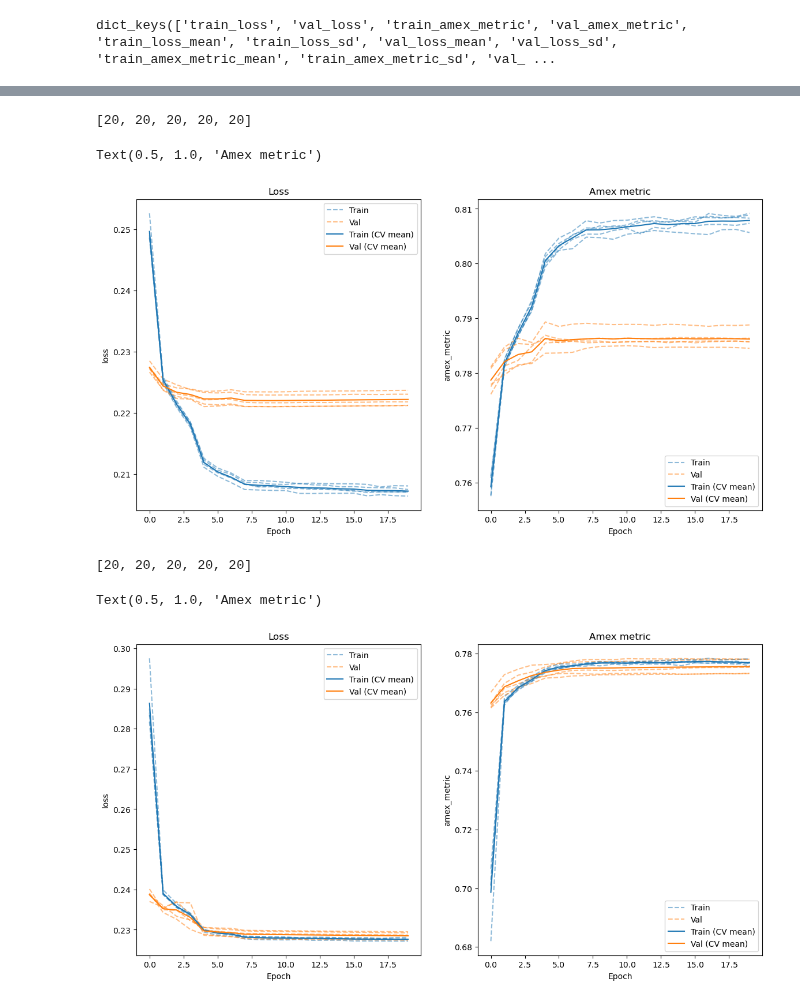
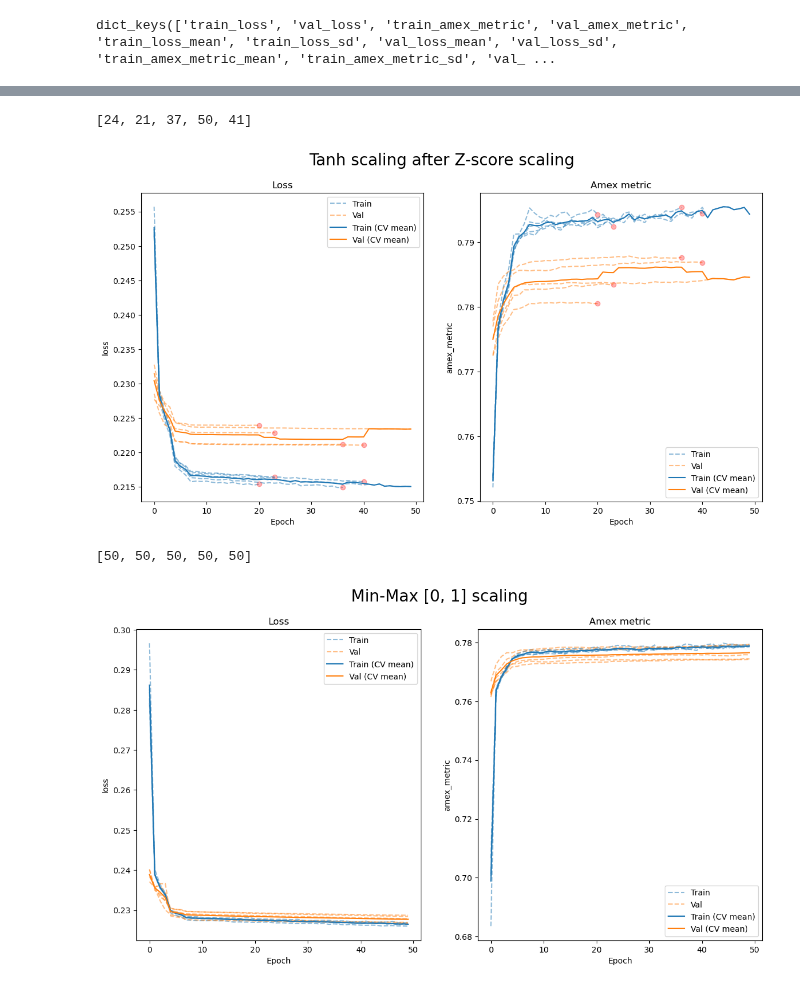
Before and after one commit to marcusGH/edain_paper, a Jupyter notebook: notebooks/static_preprocessing_classes.ipynb, the cells around one changed output, grey strips where cells are left out. Cells and saved outputs as stored; diff of their text form; code cells hidden in the pictures.

```diff
--- a/notebooks/static_preprocessing_classes.ipynb
+++ b/notebooks/static_preprocessing_classes.ipynb
@@ -222,24 +251,26 @@ Text(0.5, 1.0, 'Amex metric')
 # %%
-standard_scaling = np.load(os.path.join(cfg['experiment_directory'], 'standard-scaling-history-no-corrupt.npy'), allow_pickle=True).item()
-print(standard_scaling['num_epochs'])
+tanh_scaling = np.load(os.path.join(cfg['experiment_directory'], 'tanh-standard-scaling-history-50-epochs.npy'), allow_pickle=True).item()
+print(tanh_scaling['num_epochs'])
 fig, axs = plt.subplots(ncols=2, figsize=(14, 7))
-plot_cv(standard_scaling, "loss", axs[0])
+plot_cv(tanh_scaling, "loss", axs[0])
 axs[0].set_title("Loss")
-plot_cv(standard_scaling, "amex_metric", axs[1])
+plot_cv(tanh_scaling, "amex_metric", axs[1])
 axs[1].set_title("Amex metric")
+fig.suptitle("Tanh scaling after Z-score scaling", fontsize=20)
+plt.show()
 # %% [output]
-[20, 20, 20, 20, 20]
+[24, 21, 37, 50, 41]
-Text(0.5, 1.0, 'Amex metric')
-[figure, old version]
+[figure, new version]
 # %%
-min_max = np.load(os.path.join(cfg['experiment_directory'], 'min-max-scaling-history.npy'), allow_pickle=True).item()
+min_max = np.load(os.path.join(cfg['experiment_directory'], 'min-max-scaling-history-50-epochs.npy'), allow_pickle=True).item()
 print(min_max['num_epochs'])
 fig, axs = plt.subplots(ncols=2, figsize=(14, 7))
 plot_cv(min_max, "loss", axs[0])
 axs[0].set_title("Loss")
 plot_cv(min_max, "amex_metric", axs[1])
 axs[1].set_title("Amex metric")
+fig.suptitle("Min-Max [0, 1] scaling", fontsize=20)
+plt.show()
 # %% [output]
-[20, 20, 20, 20, 20]
+[50, 50, 50, 50, 50]
-Text(0.5, 1.0, 'Amex metric')
-[figure, old version]
+[figure, new version]
```
Also changed, not shown: parts of 7 cells of this notebook.
